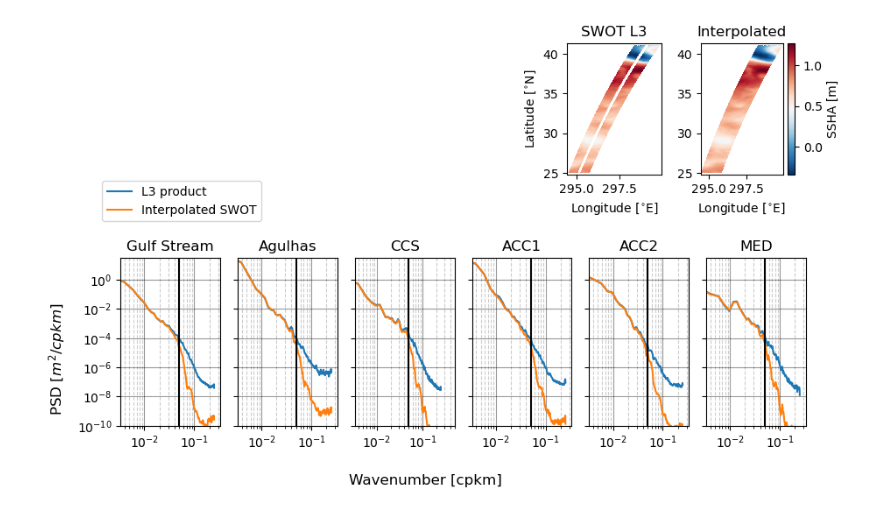
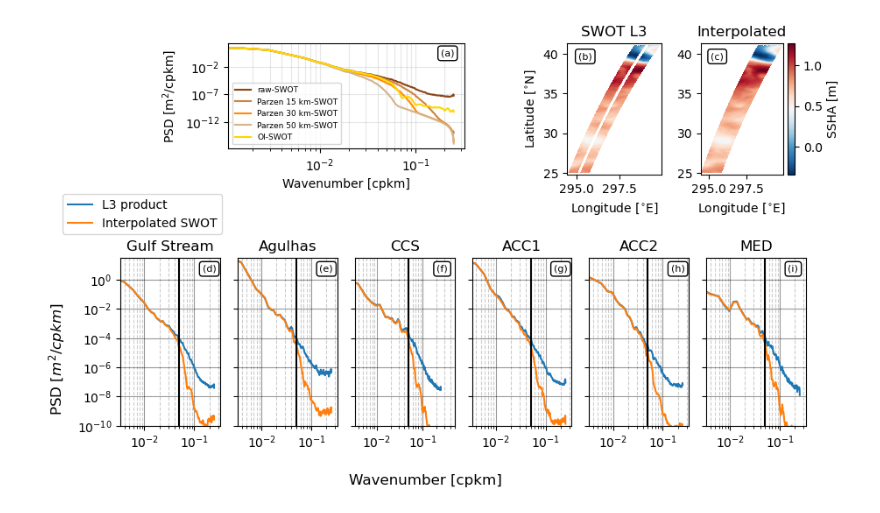
Before and after one commit to gmarechal/swot_composite, a Jupyter notebook: notebooks/Fig_S1.ipynb, the cells around one changed output. Cells and saved outputs as stored; diff of their text form; code cells hidden in the pictures.

```diff
--- a/notebooks/Fig_S1.ipynb
+++ b/notebooks/Fig_S1.ipynb
@@ -8,10 +8,16 @@ path_output = '../figures/'
 # %%
-ds_gs = xr.open_dataset(path_input + 'GS_along_track_spec.nc')
-ds_agulhas = xr.open_dataset(path_input + 'Agulhas_along_track_spec.nc')
-ds_ccs = xr.open_dataset(path_input + 'CCS_along_track_spec.nc')
-ds_acc1 = xr.open_dataset(path_input + 'ACC1_along_track_spec.nc')
-ds_acc2 = xr.open_dataset(path_input + 'ACC2_along_track_spec.nc')
-ds_med = xr.open_dataset(path_input + 'MED_along_track_spec.nc')
+
+ds_gs = xr.open_dataset(path_in + 'GS_along_track_spec.nc')
+ds_agulhas = xr.open_dataset(path_in + 'Agulhas_along_track_spec.nc')
+ds_ccs = xr.open_dataset(path_in + 'CCS_along_track_spec.nc')
+ds_acc1 = xr.open_dataset(path_in + 'ACC1_along_track_spec.nc')
+ds_acc2 = xr.open_dataset(path_in + 'ACC2_along_track_spec.nc')
+ds_med = xr.open_dataset(path_in + 'MED_along_track_spec.nc')
+
+
+ds_spec_oi = xr.open_dataset(path_in + 'spec_filtering.nc')
+# %%
+props = dict(boxstyle='round', facecolor='w')
 # %%
 fac = (2*np.pi)/1000
 scale_oi = 20 # in km
@@ -26,7 +32,10 @@ ax.set_ylim([10**(-10), 30**1])
 ax.set_title('Gulf Stream')
 ax.grid(visible=True, which='major', color='k', linestyle='-', alpha = .4)
 ax.grid(visible=True, which='minor', color='k', linestyle='--', alpha = .2)
-fig.legend(bbox_to_anchor=[.3, 1.2])
+fig.legend(bbox_to_anchor=[.25, 1.15])
+ax.text(0.82, 0.92, '(d)',
+     transform = ax.transAxes, bbox = props, fontsize = 8)
+
 
 ax = axes[1]
 ax.loglog(ds_agulhas.wavenumber/fac, ds_agulhas.spec_raw * fac)
@@ -38,6 +47,10 @@ ax.set_ylim([10**(-10), 30**1])
 ax.set_title('Agulhas')
 ax.grid(visible=True, which='major', color='k', linestyle='-', alpha = .4)
 ax.grid(visible=True, which='minor', color='k', linestyle='--', alpha = .2)
+ax.text(0.82, 0.92, '(e)',
+     transform = ax.transAxes, bbox = props, fontsize = 8)
+
+
 ax = axes[2]
 ax.loglog(ds_ccs.wavenumber/fac, ds_ccs.spec_raw * fac)
 ax.loglog(ds_ccs.wavenumber/fac, ds_ccs.spec_oi * fac)
@@ -48,6 +61,9 @@ ax.set_ylim([10**(-10), 30**1])
 ax.set_title('CCS')
 ax.grid(visible=True, which='major', color='k', linestyle='-', alpha = .4)
 ax.grid(visible=True, which='minor', color='k', linestyle='--', alpha = .2)
+ax.text(0.82, 0.92, '(f)',
+     transform = ax.transAxes, bbox = props, fontsize = 8)
+
 
 ax = axes[3]
 ax.loglog(ds_acc1.wavenumber/fac, ds_acc1.spec_raw * fac)
@@ -59,6 +75,8 @@ ax.set_ylim([10**(-10), 30**1])
 ax.set_title('ACC1')
 ax.grid(visible=True, which='major', color='k', linestyle='-', alpha = .4)
 ax.grid(visible=True, which='minor', color='k', linestyle='--', alpha = .2)
+ax.text(0.82, 0.92, '(g)',
+     transform = ax.transAxes, bbox = props, fontsize = 8)
 
 ax = axes[4]
 ax.loglog(ds_acc2.wavenumber/fac, ds_acc2.spec_raw * fac)
@@ -70,34 +88,73 @@ ax.set_ylim([10**(-10), 30**1])
 ax.set_title('ACC2')
 ax.grid(visible=True, which='major', color='k', linestyle='-', alpha = .4)
 ax.grid(visible=True, which='minor', color='k', linestyle='--', alpha = .2)
+ax.text(0.82, 0.92, '(h)',
+     transform = ax.transAxes, bbox = props, fontsize = 8)
 
 
 ax = axes[5]
 ax.loglog(ds_med.wavenumber/fac, ds_med.spec_raw * fac)
 ax.loglog(ds_med.wavenumber/fac, ds_med.spec_oi * fac)
 ax.plot([1/scale_oi, 1/scale_oi], [10**(-10), 30**1], 'k')
 ax.set_ylim([np.amin(ds_med.spec_oi * fac), np.amax(ds_med.spec_oi * fac)])
 ax.set_xlim([1/300, 1/3])
 ax.set_ylim([10**(-10), 30**1])
 ax.set_title('MED')
 ax.grid(visible=True, which='major', color='k', linestyle='-', alpha = .4)
 ax.grid(visible=True, which='minor', color='k', linestyle='--', alpha = .2)
+ax.text(0.82, 0.92, '(i)',
+     transform = ax.transAxes, bbox = props, fontsize = 8)
+
 
 fig.supxlabel('Wavenumber [cpkm]')
 fig.supylabel('PSD [$m^{2}/cpkm]$')
 
 plt.tight_layout()
 ax_inset1 = fig.add_axes([.68, 1.2, .12, .5])
 ax_inset1.pcolormesh(ds_gs.longitude, ds_gs.latitude, ds_gs.ssha_raw, cmap = 'RdBu_r')
 ax_inset1.set_title('SWOT L3')
 ax_inset1.set_xlabel('Longitude [$^{\circ}$E]')
 ax_inset1.set_ylabel('Latitude [$^{\circ}$N]')
+ax_inset1.text(0.12, 0.88, '(b)',
+     transform = ax_inset1.transAxes, bbox = props, fontsize = 8)
+
+
 
 ax_inset2 = fig.add_axes([.85, 1.2, .13, .5])
 p1 = ax_inset2.pcolormesh(ds_gs.longitude, ds_gs.latitude, ds_gs.ssha_oi, cmap = 'RdBu_r')
 ax_inset2.set_title('Interpolated')
 ax_inset2.set_xlabel('Longitude [$^{\circ}$E]')
 plt.colorbar(p1, ax = ax_inset2, label = 'SSHA [m]')
-plt.savefig(path_output + 'FigS1.png', dpi = 300, bbox_inches = 'tight')
+
+ax_inset2.text(0.12, 0.88, '(c)',
+     transform = ax_inset2.transAxes, bbox = props, fontsize = 8)
+
+
+
+
+ax_inset3 = fig.add_axes([.25, 1.3, .3, .4])
+# ax_inset3bis = fig.add_axes([.37, 1.3, .25, .4])
+
+
+
+ax_inset3.loglog(ds_spec_oi.wavenumbers, ds_spec_oi.raw, color = 'saddlebrown', label = 'raw-SWOT')
+ax_inset3.loglog(ds_spec_oi.wavenumbers, ds_spec_oi.lc15, color = 'peru', label = 'Parzen 15 km-SWOT')
+ax_inset3.loglog(ds_spec_oi.wavenumbers, ds_spec_oi.lc30, color = 'darkorange', label = 'Parzen 30 km-SWOT')
+ax_inset3.loglog(ds_spec_oi.wavenumbers, ds_spec_oi.lc50, color = 'tan', label = 'Parzen 50 km-SWOT')
+ax_inset3.loglog(ds_spec_oi.wavenumbers, ds_spec_oi.oi, color = 'gold', label = 'OI-SWOT')
+# ax_inset3.legend()
+ax_inset3.set_xlabel('Wavenumber [cpkm]')
+ax_inset3.set_ylabel('PSD [m$^{2}$/cpkm]')
+ax_inset3.grid(True, which="both", alpha=0.3)
+ax_inset3.text(0.9, 0.88, '(a)',
+     transform = ax_inset3.transAxes, bbox = props, fontsize = 8)
+
+
+
+
+
+ax_inset3.legend(fontsize = 6.5, loc = 3)
+plt.tight_layout()
+# plt.savefig(path_output + 'Fig_S1.png', dpi = 300, bbox_inches = 'tight')
 # %% [output]
-[figure, old version]
+[figure, new version]
```
Also changed, not shown: parts of 2 cells of this notebook, 9 other files.
